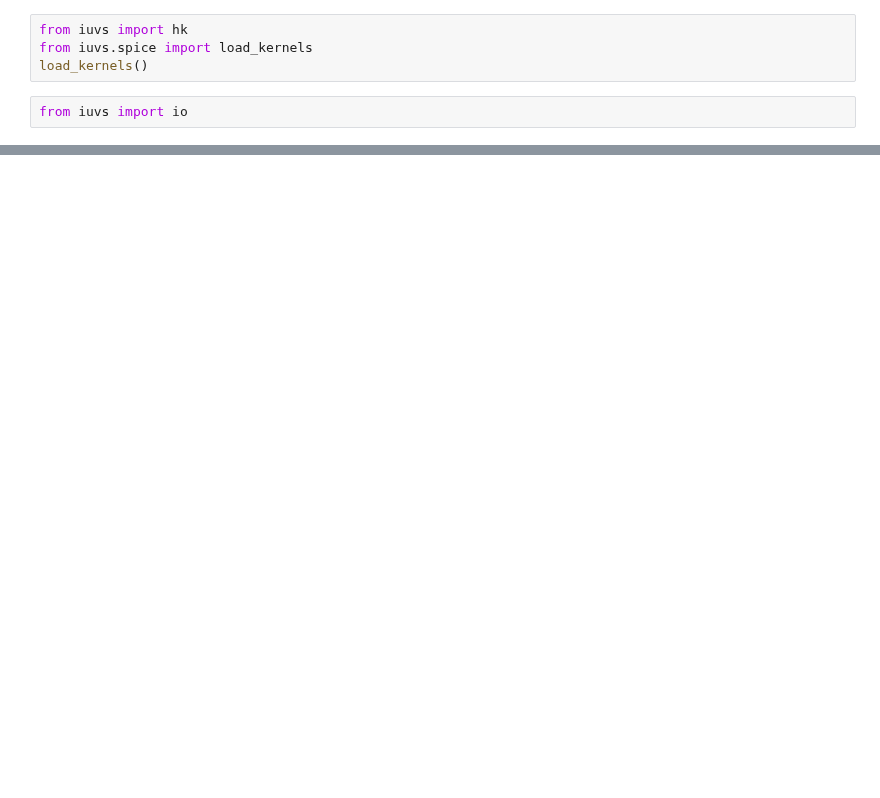
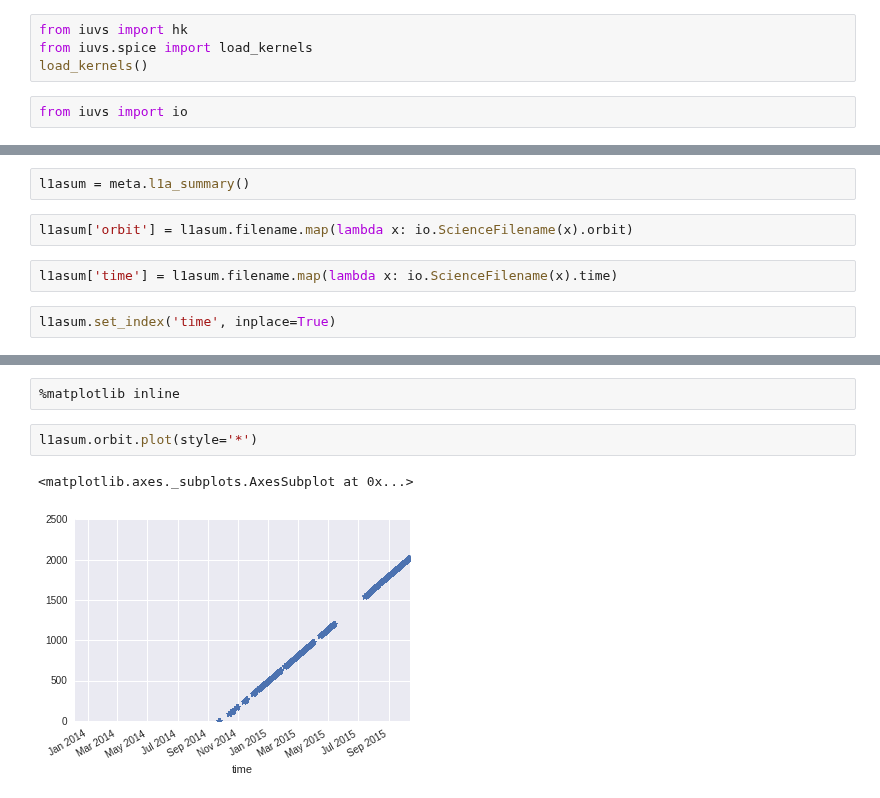
Before and after one commit to michaelaye/iuvs, a Jupyter notebook: notebooks/2015-08-07 Combining HK data into one storage.ipynb, the cells around one changed output, grey strips where cells are left out. Cells and saved outputs as stored; diff of their text form; blank space fills up the shorter version.

```diff
--- a/notebooks/2015-08-07 Combining HK data into one storage.ipynb
+++ b/notebooks/2015-08-07 Combining HK data into one storage.ipynb
@@ -14,0 +21,8 @@ PosixPath('/maven_iuvs/production/products/housekeeping/level1a')
+# %%
+l1asum = meta.l1a_summary()
+# %%
+l1asum['orbit'] = l1asum.filename.map(lambda x: io.ScienceFilename(x).orbit)
+# %%
+l1asum['time'] = l1asum.filename.map(lambda x: io.ScienceFilename(x).time)
+# %%
+l1asum.set_index('time', inplace=True)
@@ -14,0 +37,7 @@ PosixPath('/maven_iuvs/production/products/housekeeping/level1a')
+# %%
+%matplotlib inline
+# %%
+l1asum.orbit.plot(style='*')
+# %% [output]
+<matplotlib.axes._subplots.AxesSubplot at 0x...>
+[figure, added]
```
Also changed, not shown: parts of 23 cells of this notebook, 1 other file.
